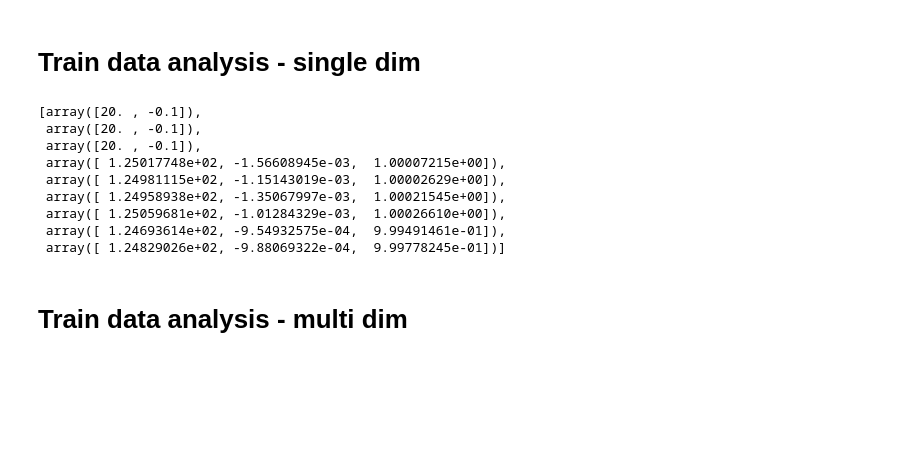
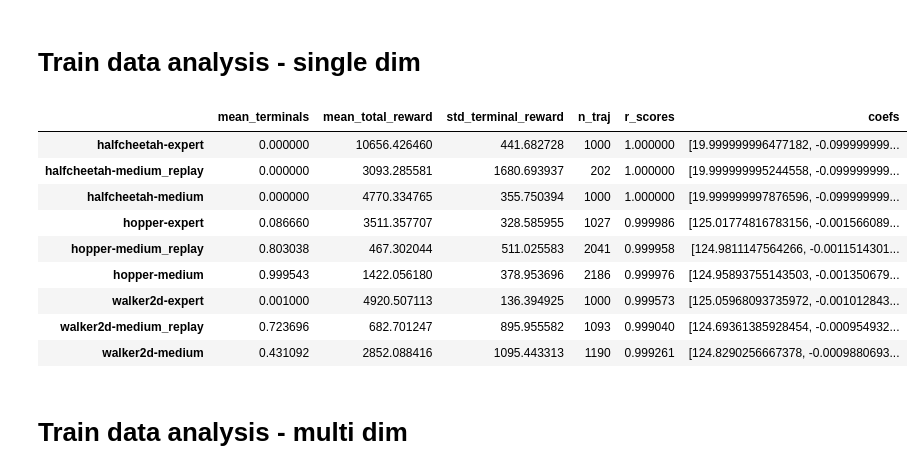
Before and after one commit to TheGoldenChicken/decision_transformer, a Jupyter notebook: gym/data_analysis.ipynb, the cells around one changed output. Saved outputs shown, nothing was run; the diff lists cells and outputs as text; code cells hidden in the pictures; blank space fills up the shorter version.

```diff
--- a/gym/data_analysis.ipynb
+++ b/gym/data_analysis.ipynb
@@ -82,17 +90,18 @@ all_traj_lens = np.array(all_traj_lens)
 df_train_data['r_scores'] = np.array([np.sum(arr) for arr in all_r_scores]) / all_traj_lens
 df_train_data['coefs'] = [np.array(arr).sum(axis=0) / traj_len for arr, traj_len in zip(all_coefs, all_traj_lens)]
 # %%
-df_train_data['coefs'].to_list()
+df_train_data
 # %% [output]
-[array([20. , -0.1]),
- array([20. , -0.1]),
- array([20. , -0.1]),
- array([ 1.25017748e+02, -1.56608945e-03,  1.00007215e+00]),
- array([ 1.24981115e+02, -1.15143019e-03,  1.00002629e+00]),
- array([ 1.24958938e+02, -1.35067997e-03,  1.00021545e+00]),
- array([ 1.25059681e+02, -1.01284329e-03,  1.00026610e+00]),
- array([ 1.24693614e+02, -9.54932575e-04,  9.99491461e-01]),
- array([ 1.24829026e+02, -9.88069322e-04,  9.99778245e-01])]
+|  | mean_terminals | mean_total_reward | std_terminal_reward | n_traj | r_scores | coefs |
+| halfcheetah-expert | 0.000000 | 10656.426460 | 441.682728 | 1000 | 1.000000 | [19.999999996477182, -0.099999999... |
+| halfcheetah-medium_replay | 0.000000 | 3093.285581 | 1680.693937 | 202 | 1.000000 | [19.999999995244558, -0.099999999... |
+| halfcheetah-medium | 0.000000 | 4770.334765 | 355.750394 | 1000 | 1.000000 | [19.999999997876596, -0.099999999... |
+| hopper-expert | 0.086660 | 3511.357707 | 328.585955 | 1027 | 0.999986 | [125.01774816783156, -0.001566089... |
+| hopper-medium_replay | 0.803038 | 467.302044 | 511.025583 | 2041 | 0.999958 | [124.9811147564266, -0.0011514301... |
+| hopper-medium | 0.999543 | 1422.056180 | 378.953696 | 2186 | 0.999976 | [124.95893755143503, -0.001350679... |
+| walker2d-expert | 0.001000 | 4920.507113 | 136.394925 | 1000 | 0.999573 | [125.05968093735972, -0.001012843... |
+| walker2d-medium_replay | 0.723696 | 682.701247 | 895.955582 | 1093 | 0.999040 | [124.69361385928454, -0.000954932... |
+| walker2d-medium | 0.431092 | 2852.088416 | 1095.443313 | 1190 | 0.999261 | [124.8290256667378, -0.0009880693... |
 # %% [markdown]
 # Train data analysis - multi dim
 # %%
```
Also changed, not shown: parts of 6 cells of this notebook.
